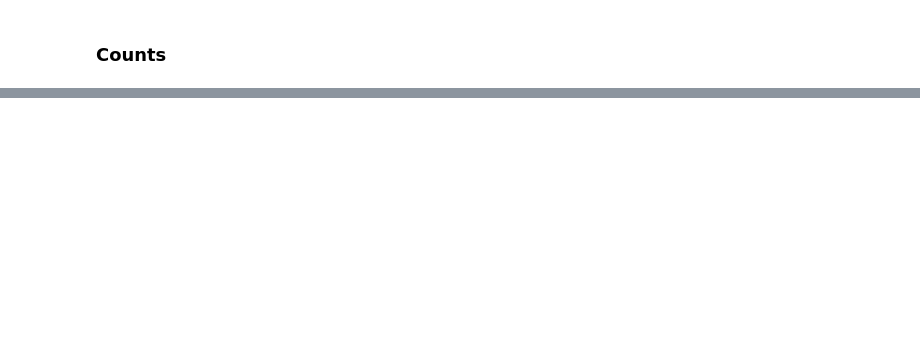
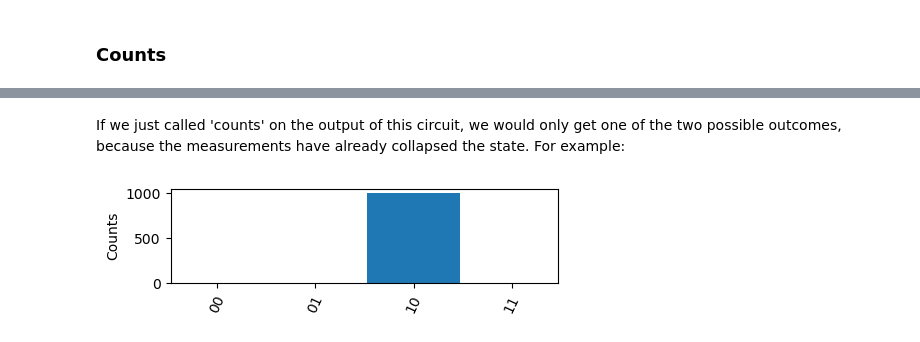
Before and after one commit to jbrumf/tinyqsim, a Jupyter notebook: examples/example_1_tutorial.ipynb, the cells around one changed output, grey strips where cells are left out. Drawn from its saved outputs; the diff is of its cells as text; code cells hidden in the pictures; blank space fills up the shorter version.

```diff
--- a/examples/example_1_tutorial.ipynb
+++ b/examples/example_1_tutorial.ipynb
@@ -157,0 +142,7 @@ Although making quantum measurements is the only way to get a result on a real q
+# %%
+qc = QCircuit(2)
+qc.x(1)
+qc.h(0)
+qc.cx(0, 1)
+
+print(qc.measure(0))
@@ -157,0 +183,6 @@ Although making quantum measurements is the only way to get a result on a real q
+# %% [markdown]
+If we just called 'counts' on the output of this circuit, we would only get one of the two possible outcomes, because the measurements have already collapsed the state. For example:
+# %%
+qc.plot_counts(runs=1000, height=0.6)
+# %% [output]
+[figure, added]
```
Also changed, not shown: parts of 43 cells of this notebook, 15 other files.
